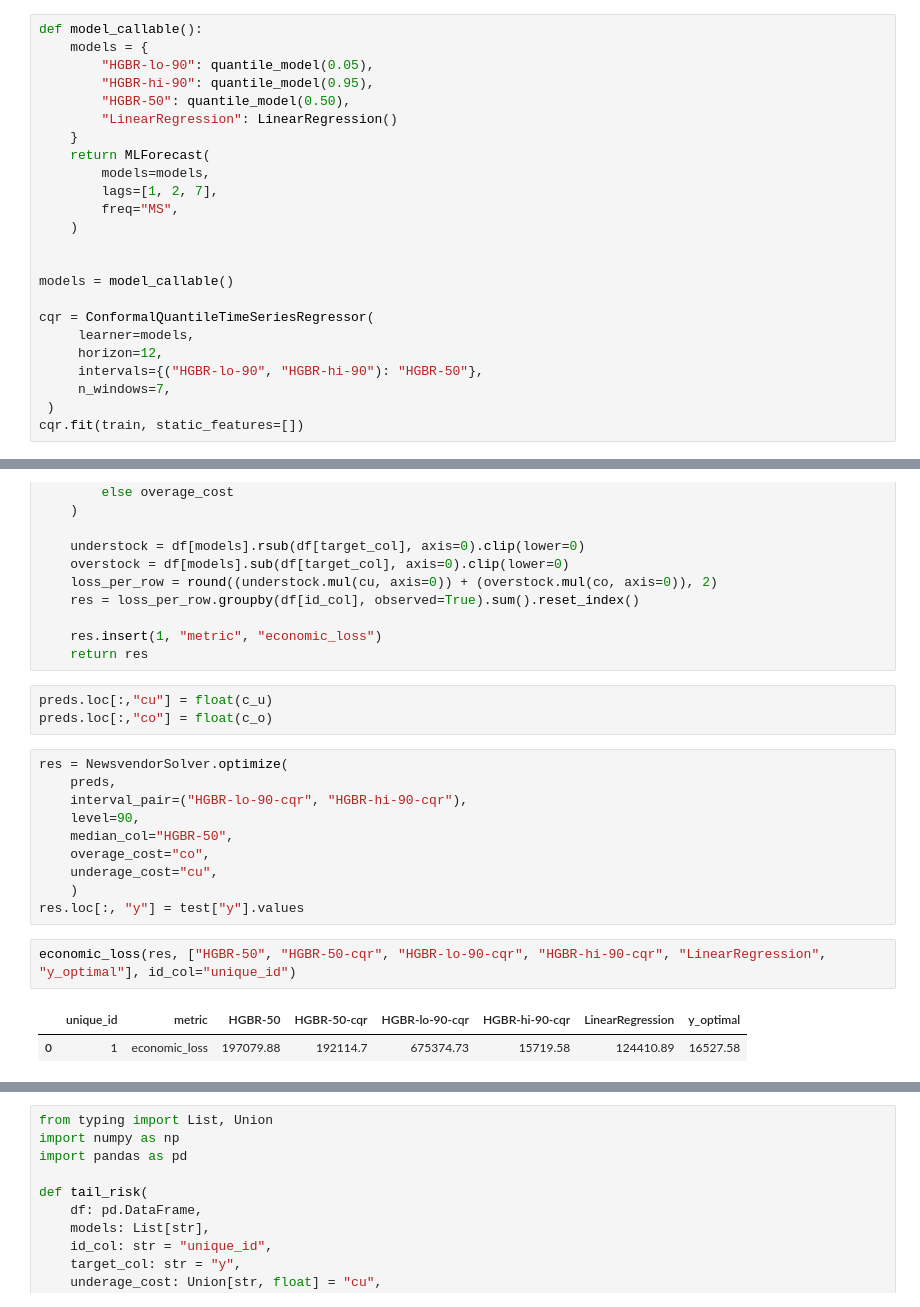
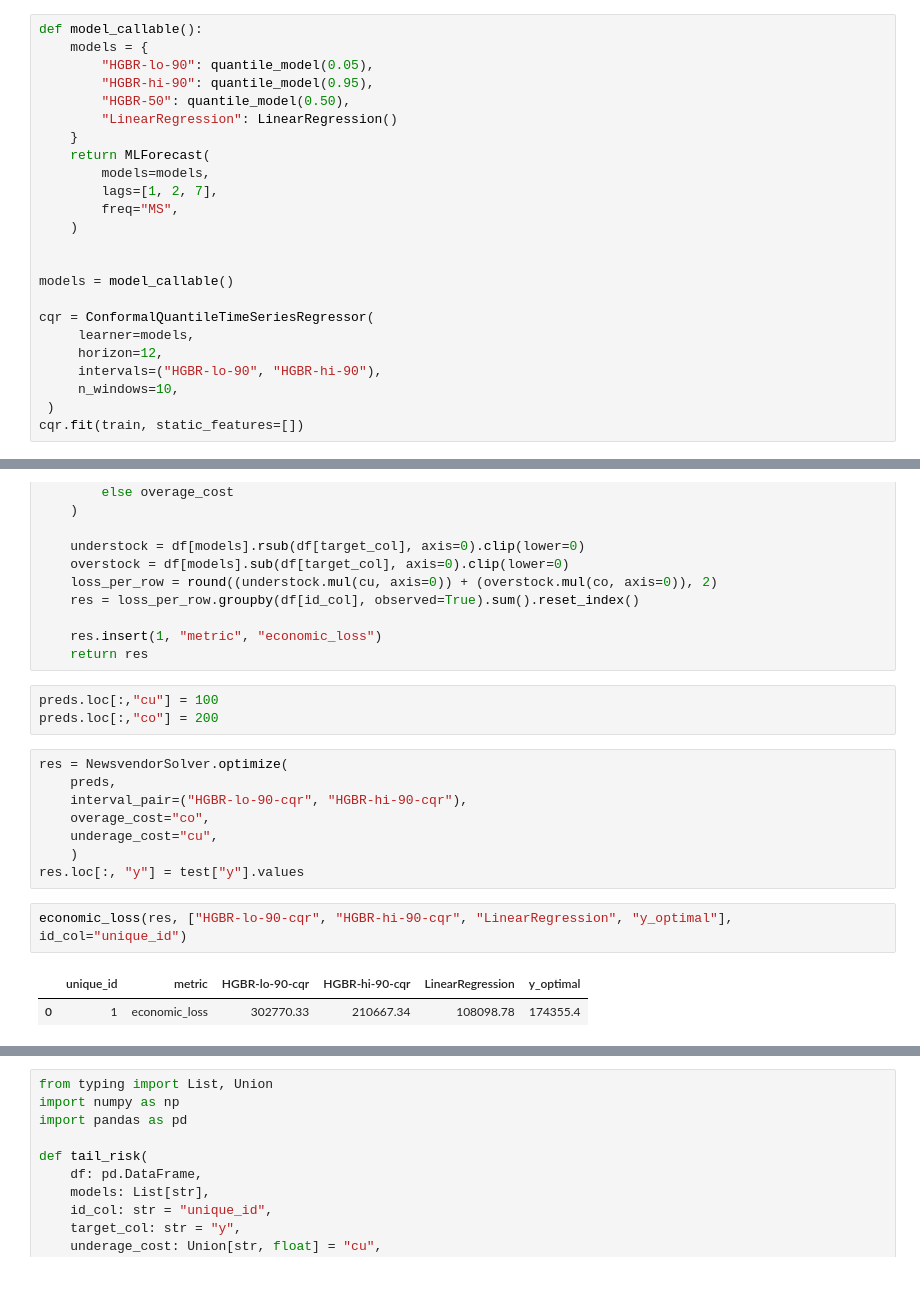
Before and after one commit to heylucasleao/tinyconformal, a Jupyter notebook: examples/series/solver.ipynb, the cells around one changed output, grey strips where cells are left out. Saved outputs shown, nothing was run; the diff lists cells and outputs as text.

```diff
--- a/examples/series/solver.ipynb
+++ b/examples/series/solver.ipynb
@@ -73,8 +73,8 @@ models = model_callable()
 cqr = ConformalQuantileTimeSeriesRegressor(
      learner=models,
      horizon=12,
-     intervals={("HGBR-lo-90", "HGBR-hi-90"): "HGBR-50"},
-     n_windows=7,
+     intervals=("HGBR-lo-90", "HGBR-hi-90"),
+     n_windows=10,
  )
 cqr.fit(train, static_features=[])
 # %% [output]
@@ -171,20 +170,18 @@ def economic_loss(
     res.insert(1, "metric", "economic_loss")
     return res
 # %%
-preds.loc[:,"cu"] = float(c_u)
-preds.loc[:,"co"] = float(c_o)
+preds.loc[:,"cu"] = 100
+preds.loc[:,"co"] = 200
 # %%
 res = NewsvendorSolver.optimize(
     preds,
     interval_pair=("HGBR-lo-90-cqr", "HGBR-hi-90-cqr"),
-    level=90,
-    median_col="HGBR-50",
     overage_cost="co",
     underage_cost="cu",
     )
 res.loc[:, "y"] = test["y"].values
 # %%
-economic_loss(res, ["HGBR-50", "HGBR-50-cqr", "HGBR-lo-90-cqr", "HGBR-hi-90-cqr", "LinearRegression", "y_optimal"], id_col="unique_id")
+economic_loss(res, ["HGBR-lo-90-cqr", "HGBR-hi-90-cqr", "LinearRegression", "y_optimal"], id_col="unique_id")
 # %% [output]
-|  | unique_id | metric | HGBR-50 | HGBR-50-cqr | HGBR-lo-90-cqr | HGBR-hi-90-cqr | LinearRegression | y_optimal |
-| 0 | 1 | economic_loss | 197079.88 | 192114.7 | 675374.73 | 15719.58 | 124410.89 | 16527.58 |
+|  | unique_id | metric | HGBR-lo-90-cqr | HGBR-hi-90-cqr | LinearRegression | y_optimal |
+| 0 | 1 | economic_loss | 302770.33 | 210667.34 | 108098.78 | 174355.4 |
```
Also changed, not shown: parts of 3 cells of this notebook, 1 other file.
